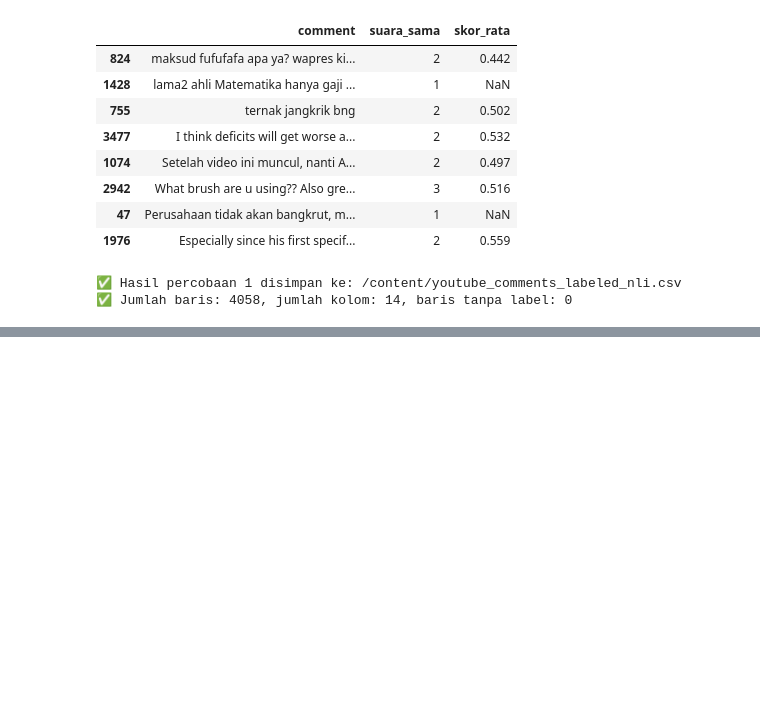
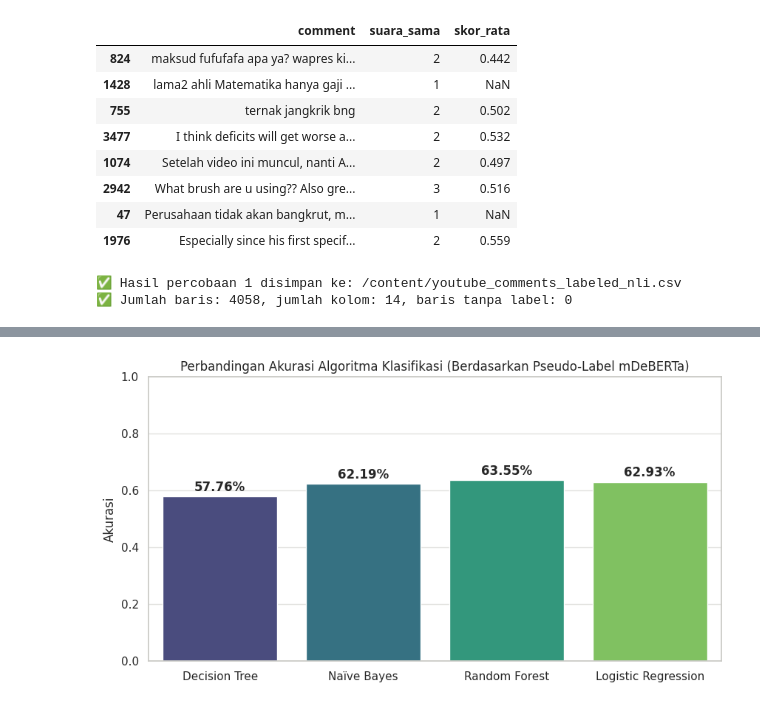
Before and after one commit to RoihansLab/Data-Mining-Project, a Jupyter notebook: youtube_comment_sentiment/Zero-Shot_Labeling/Pre-trained_Transformer.ipynb, the cells around one changed output, grey strips where cells are left out. Saved outputs shown, nothing was run; the diff lists cells and outputs as text; code cells hidden in the pictures; blank space fills up the shorter version.

```diff
--- a/youtube_comment_sentiment/Zero-Shot_Labeling/Pre-trained_Transformer.ipynb
+++ b/youtube_comment_sentiment/Zero-Shot_Labeling/Pre-trained_Transformer.ipynb
@@ -3132,0 +3698,96 @@ Contoh komentar berlabel tidak yakin (1725 komentar):
+# %%
+import pandas as pd
+import re
+from transformers import pipeline
+from sklearn.model_selection import train_test_split
+from sklearn.feature_extraction.text import TfidfVectorizer
+from sklearn.tree import DecisionTreeClassifier
+from sklearn.naive_bayes import MultinomialNB
+from sklearn.ensemble import RandomForestClassifier
+from sklearn.linear_model import LogisticRegression
+from sklearn.metrics import accuracy_score
+import matplotlib.pyplot as plt
+import seaborn as sns
+
+## 1. Persiapan Dataset Colab
+# Baca file yang diunggah ke folder /content/ di Google Colab
+df = pd.read_csv("/content/youtube_comments_clean.csv")
+
+# Ganti 'comment' dengan nama kolom yang benar jika di dalam CSV-mu namanya berbeda (misal: 'teks', 'Text')
+nama_kolom_teks = 'comment'
+
+# Eksekusi instruksimu: Drop semua baris yang datanya kosong/NaN di kolom teks
+df = df.dropna(subset=[nama_kolom_teks])
+print(f"Total dataset siap diproses: {len(df)} baris komentar.")
+
+## 2. Auto-Labeling (Pseudo-Labeling) dengan mDeBERTa Zero-Shot
+print("\nMemulai pelabelan AI... (Ini akan memakan waktu beberapa menit tergantung jumlah datamu)")
+# Gunakan device=0 agar proses dialihkan ke GPU Colab (sangat mempercepat waktu proses)
+zero_shot_classifier = pipeline(
+    "zero-shot-classification",
+    model="MoritzLaurer/mDeBERTa-v3-base-mnli-xnli",
+    device=0
+)
+candidate_labels = ["positif", "netral", "negatif"]
+
+labels_hasil = []
+for teks in df[nama_kolom_teks]:
+    # Pastikan teks dibaca sebagai string untuk mencegah error pada angka atau simbol aneh
+    hasil = zero_shot_classifier(str(teks), candidate_labels)
+    labels_hasil.append(hasil['labels'][0])
+
+df['label_ai'] = labels_hasil
+
+# Simpan hasil pelabelan sebagai backup di Colab
+path_simpan = "/content/youtube_comments_labeled_by_mDeBERTa.csv"
+df.to_csv(path_simpan, index=False)
+print(f"Pelabelan selesai! File berlabel disimpan di: {path_simpan}")
+
+
+## 3. Preprocessing Khusus Algoritma ML Klasik
+def clean_text_classic(text):
+    text = str(text).lower()
+    text = re.sub(r'[^a-z\s]', '', text) # Membuang emoji, angka, dan tanda baca
+    return text
+
+df['clean_comment'] = df[nama_kolom_teks].apply(clean_text_classic)
+
+
+## 4. Ekstraksi Fitur (TF-IDF) & Split Data
+X = df['clean_comment']
+y = df['label_ai'] # Kunci jawabannya menggunakan hasil tebakan mDeBERTa
+
+X_train, X_test, y_train, y_test = train_test_split(X, y, test_size=0.2, random_state=42)
+tfidf = TfidfVectorizer(max_features=1000)
+X_train_tfidf = tfidf.fit_transform(X_train)
+X_test_tfidf = tfidf.transform(X_test)
+
+
+## 5. Training & Evaluasi 4 Algoritma Klasik (Sesuai Rumusan Masalah)
+models = {
+    "Decision Tree": DecisionTreeClassifier(random_state=42),
+    "Naïve Bayes": MultinomialNB(),
+    "Random Forest": RandomForestClassifier(random_state=42),
+    "Logistic Regression": LogisticRegression(random_state=42, max_iter=1000)
+}
+
+results = {}
+print("\n=== HASIL AKURASI 4 ALGORITMA KLASIK ===")
+for name, model in models.items():
+    model.fit(X_train_tfidf, y_train)
+    y_pred = model.predict(X_test_tfidf)
+    acc = accuracy_score(y_test, y_pred)
+    results[name] = acc
+    print(f"{name:<20}: Akurasi {acc:.2%}")
+
+
+## 6. Visualisasi Perbandingan Model (Siap masuk ke Laporan Data Mining)
+plt.figure(figsize=(10, 5))
+sns.barplot(x=list(results.keys()), y=list(results.values()), hue=list(results.keys()), palette="viridis", legend=False)
+plt.title('Perbandingan Akurasi Algoritma Klasifikasi (Berdasarkan Pseudo-Label mDeBERTa)')
+plt.ylabel('Akurasi')
+plt.ylim(0, 1)
+for i, v in enumerate(results.values()):
+    plt.text(i, v + 0.02, f"{v:.2%}", ha='center', fontweight='bold')
+plt.show()
+# %% [output]
@@ -3132,0 +3804 @@ Contoh komentar berlabel tidak yakin (1725 komentar):
+[figure, added]
```
Also changed, not shown: parts of 97 cells of this notebook.
